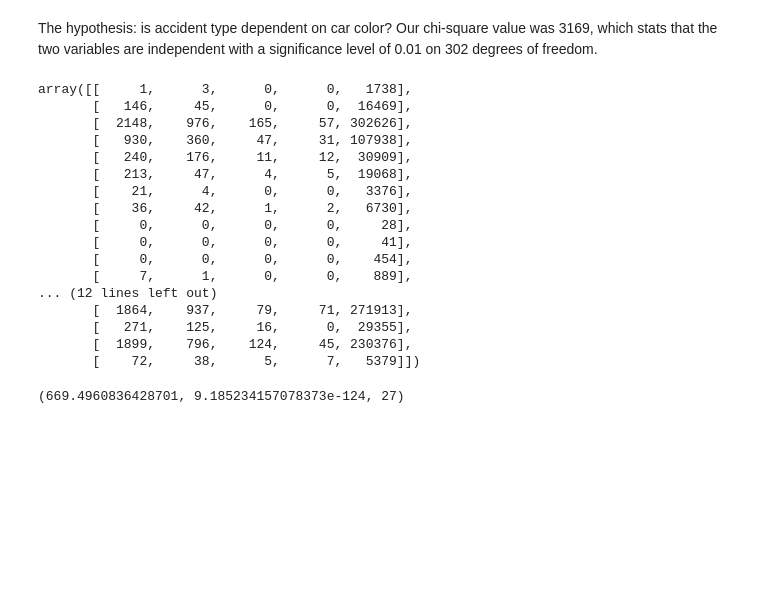
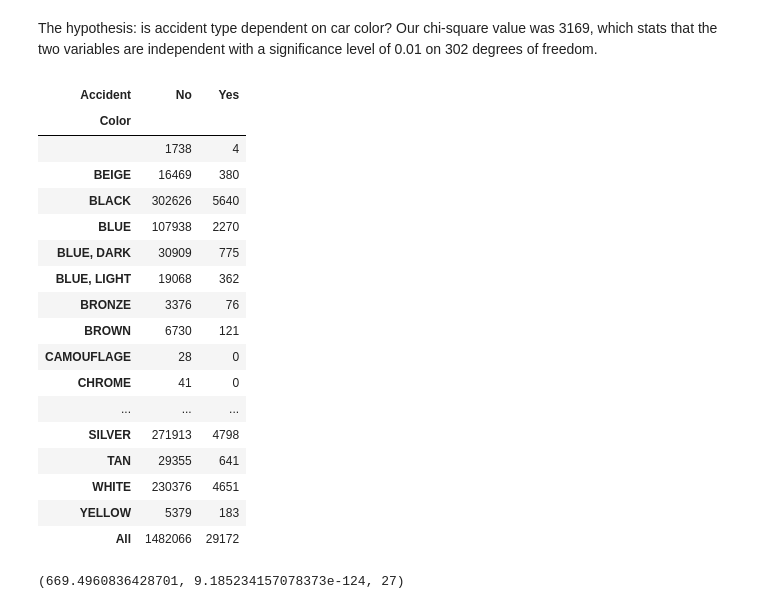
Before and after one commit to mguptaphd/Module3_Project, a Jupyter notebook: Chi-square.ipynb, the cells around one changed output. Drawn from its saved outputs; the diff is of its cells as text; code cells hidden in the pictures; blank space fills up the shorter version.

```diff
--- a/Chi-square.ipynb
+++ b/Chi-square.ipynb
@@ -131,25 +132,26 @@ stats.chi2_contingency(f_obs)[0:3]
 # %% [markdown]
 The hypothesis: is accident type dependent on car color?  Our chi-square value was 3169, which stats that the two variables are independent with a significance level of 0.01 on 302 degrees of freedom.
 # %%
-contingency_table.iloc[:,:-1].values
+contingency_table.iloc[:,4:6]
 # %% [output]
-array([[     1,      3,      0,      0,   1738],
-       [   146,     45,      0,      0,  16469],
-       [  2148,    976,    165,     57, 302626],
-       [   930,    360,     47,     31, 107938],
-       [   240,    176,     11,     12,  30909],
-       [   213,     47,      4,      5,  19068],
-       [    21,      4,      0,      0,   3376],
-       [    36,     42,      1,      2,   6730],
-       [     0,      0,      0,      0,     28],
-       [     0,      0,      0,      0,     41],
-       [     0,      0,      0,      0,    454],
-       [     7,      1,      0,      0,    889],
-... (12 lines left out)
-       [  1864,    937,     79,     71, 271913],
-       [   271,    125,     16,      0,  29355],
-       [  1899,    796,    124,     45, 230376],
-       [    72,     38,      5,      7,   5379]])
+| Accident | No | Yes |
+| Color |  |  |
+|  | 1738 | 4 |
+| BEIGE | 16469 | 380 |
+| BLACK | 302626 | 5640 |
+| BLUE | 107938 | 2270 |
+| BLUE, DARK | 30909 | 775 |
+| BLUE, LIGHT | 19068 | 362 |
+| BRONZE | 3376 | 76 |
+| BROWN | 6730 | 121 |
+| CAMOUFLAGE | 28 | 0 |
+| CHROME | 41 | 0 |
+| ... | ... | ... |
+| SILVER | 271913 | 4798 |
+| TAN | 29355 | 641 |
+| WHITE | 230376 | 4651 |
+| YELLOW | 5379 | 183 |
+| All | 1482066 | 29172 |
 # %%
 f_obs2 = np.array([contingency_table['No'].values,
                   contingency_table['Yes'].values])
```
Also changed, not shown: parts of 2 cells of this notebook, 1 other file.
